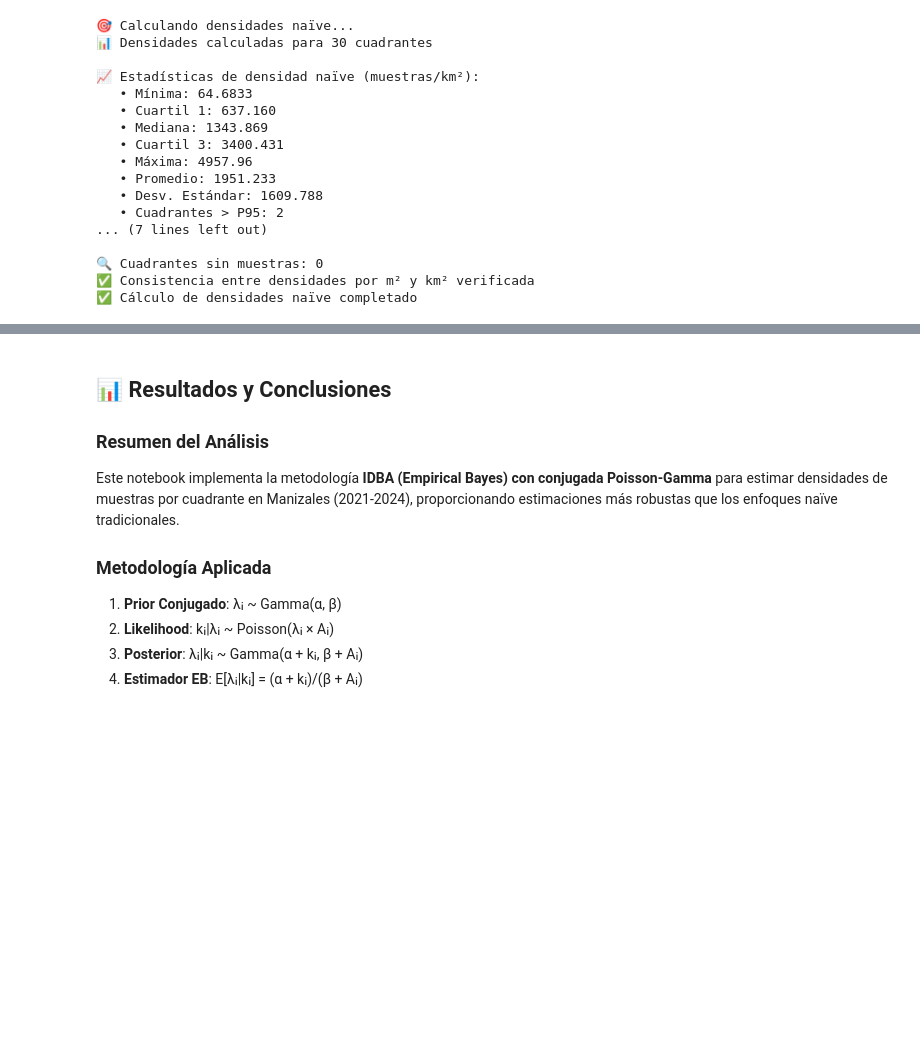
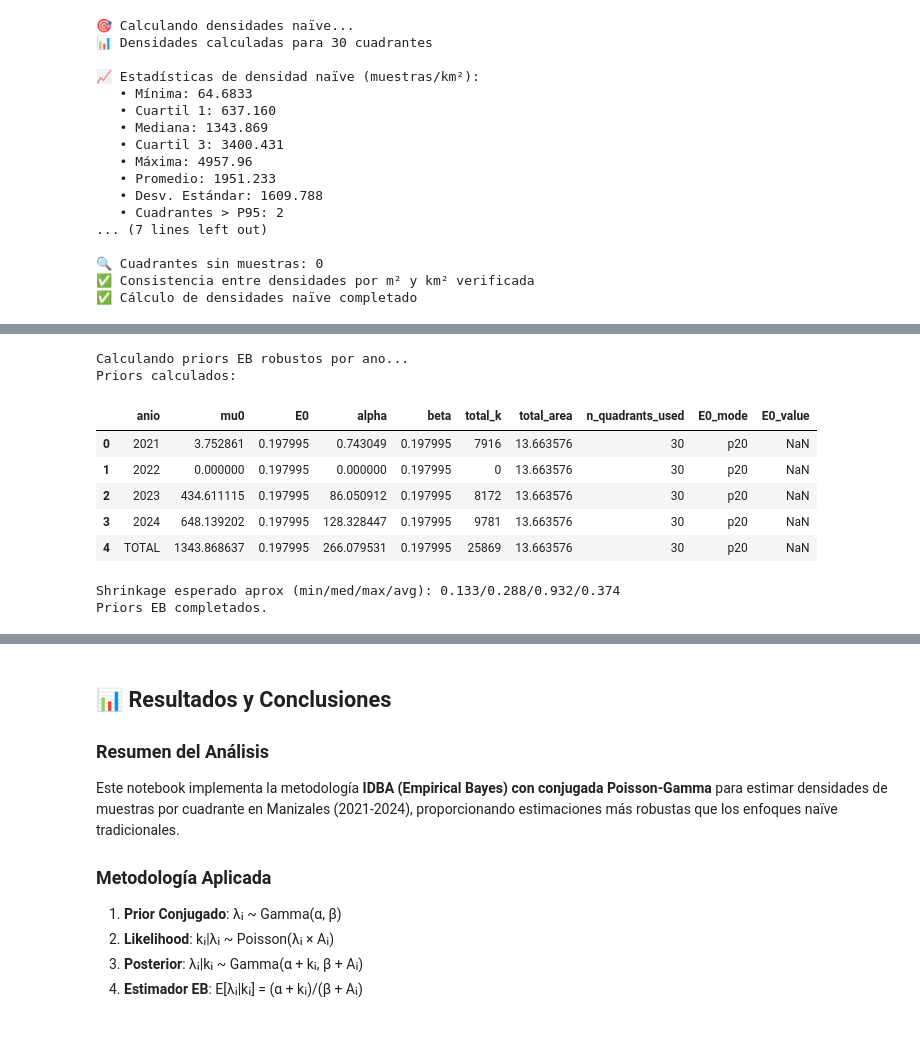
Before and after one commit to DevelopTatiendo/MAPAS_TA_DEV_1, a Jupyter notebook: tools/Indicadores_Muestras_Manizales_2021_2024.ipynb, the cells around one changed output, grey strips where cells are left out. Saved outputs shown, nothing was run; the diff lists cells and outputs as text; code cells hidden in the pictures; blank space fills up the shorter version.

```diff
--- a/tools/Indicadores_Muestras_Manizales_2021_2024.ipynb
+++ b/tools/Indicadores_Muestras_Manizales_2021_2024.ipynb
@@ -1329,0 +1257,35 @@ print("\n✅ Control de calidad completado")
+# %%
+# ================================================================================================
+# 9. PRIORS EB por ano (mu0 mediana tasas, E0 p20 o fijo)
+# ================================================================================================
+
+E0_MODE = 'p20'    # 'p20' recomendado; alternativo: 'fixed'
+E0_FIXED = 0.05    # km^2 si E0_MODE == 'fixed'
+
+print("Calculando priors EB robustos por ano...")
+
+priors = compute_priors_eb(df_final, anos=ANIOS, e0_mode=E0_MODE, e0_fixed=E0_FIXED)
+
+print("Priors calculados:")
+display(priors)
+
+# Resumen de shrinkage potencial (aprox, constante por ano): w = E0/(E0 + A)
+valid_areas = df_final.loc[(df_final['cod_cuadrante']!='FUERA') & (df_final['area_km2']>0), 'area_km2'].to_numpy(dtype=float)
+if not priors.empty and valid_areas.size:
+    E0v = float(priors.iloc[0]['E0'])
+    w = E0v / (E0v + valid_areas)
+    print("Shrinkage esperado aprox (min/med/max/avg):",
+          f"{np.min(w):.3f}/{np.median(w):.3f}/{np.max(w):.3f}/{np.mean(w):.3f}")
+
+print("Priors EB completados.")
+# %% [output]
+Calculando priors EB robustos por ano...
+Priors calculados:
+|  | anio | mu0 | E0 | alpha | beta | total_k | total_area | n_quadrants_used | E0_mode | E0_value |
+| 0 | 2021 | 3.752861 | 0.197995 | 0.743049 | 0.197995 | 7916 | 13.663576 | 30 | p20 | NaN |
+| 1 | 2022 | 0.000000 | 0.197995 | 0.000000 | 0.197995 | 0 | 13.663576 | 30 | p20 | NaN |
+| 2 | 2023 | 434.611115 | 0.197995 | 86.050912 | 0.197995 | 8172 | 13.663576 | 30 | p20 | NaN |
+| 3 | 2024 | 648.139202 | 0.197995 | 128.328447 | 0.197995 | 9781 | 13.663576 | 30 | p20 | NaN |
+| 4 | TOTAL | 1343.868637 | 0.197995 | 266.079531 | 0.197995 | 25869 | 13.663576 | 30 | p20 | NaN |
+Shrinkage esperado aprox (min/med/max/avg): 0.133/0.288/0.932/0.374
+Priors EB completados.
```
Also changed, not shown: parts of 8 cells of this notebook, 5 other files.
